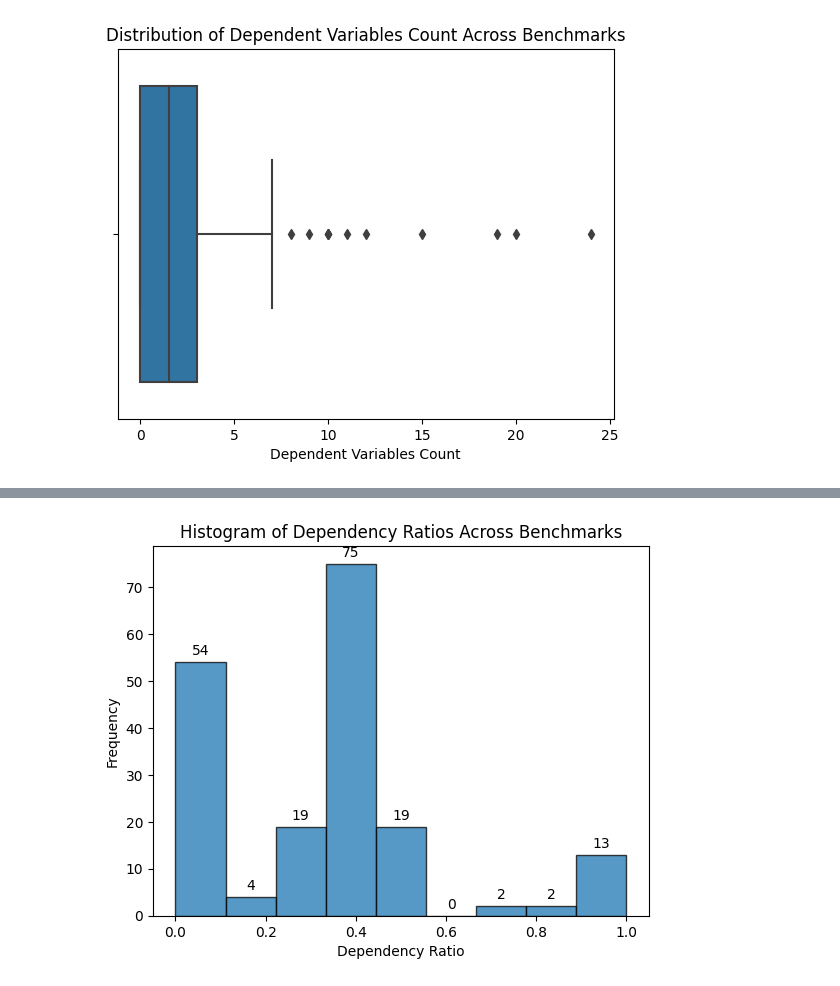
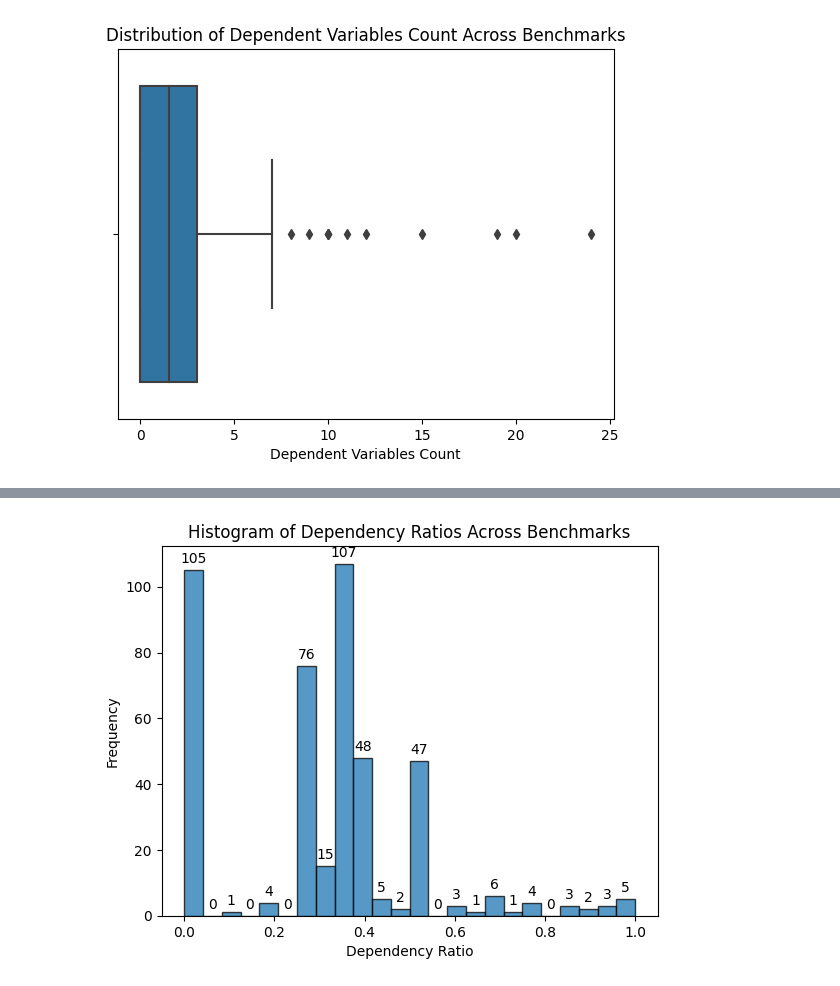
Before and after one commit to eliyaoo32/DepSynt, a Jupyter notebook: notebooks/synthesis.ipynb, the cells around one changed output, grey strips where cells are left out. Drawn from its saved outputs; the diff is of its cells as text; code cells hidden in the pictures.

Commit message:
Improve dependency Synthesis - time limitation (#33)
* Latest synt results + add more signal

* add time limitation to find dependency

* Get from CLI the timeout for dependencies lookup

```diff
--- a/notebooks/synthesis.ipynb
+++ b/notebooks/synthesis.ipynb
@@ -79,7 +79,7 @@ def benchmark_loader(path: str, idx: str):
             return {
                 **base,
                 'Status': Status.ERROR,
-                'Error': content[0]
+                'Error': content[0] if len(content) > 0 else 'HOA FILE IS EMPTY'
 
             }
 
@@ -267,7 +267,7 @@ plain_synthesis_df.head(4)
 # %% [markdown]
 # Summary Results
 # %%
-common_fields = ['Name', 'Status','Is Completed','Total Duration','Realizability','Automaton Build Duration','Synthesis Duration']
+common_fields = ['Name', 'Status','Is Completed','Total Duration','Realizability','Automaton Build Duration','Synthesis Duration','Error']
 dependency_fields = [
     'id',
     'Name',
@@ -467,20 +505,21 @@ plt.show()
 # %%
 # Assuming your DataFrame is named 'df' and the column with dependency ratio is named 'Dependency Ratio'
 fig, ax = plt.subplots()
 
 # Create the histogram using Matplotlib's hist function
-n, bins, patches = ax.hist(synthesis_df['Dependency Ratio'], bins='auto', edgecolor='black', alpha=0.75)
+df= synthesis_df[synthesis_df["Status (Deps)"] == Status.SUCCESS]
+n, bins, patches = ax.hist(df['Dependency Ratio'], bins='auto', edgecolor='black', alpha=0.75)
 
 # Iterate through the patches (bars) and add labels above each bar
 for patch in patches:
     height = patch.get_height()
     x = patch.get_x() + patch.get_width() / 2
     label = f'{int(height)}'
     ax.annotate(label, (x, height), xytext=(0, 3), textcoords='offset points', ha='center', va='bottom')
 
 plt.title('Histogram of Dependency Ratios Across Benchmarks')
 plt.xlabel('Dependency Ratio')
 plt.ylabel('Frequency')
 plt.show()
 # %% [output]
-[figure, old version]
+[figure, new version]
```
Also changed, not shown: parts of 13 cells of this notebook, 8 other files.
